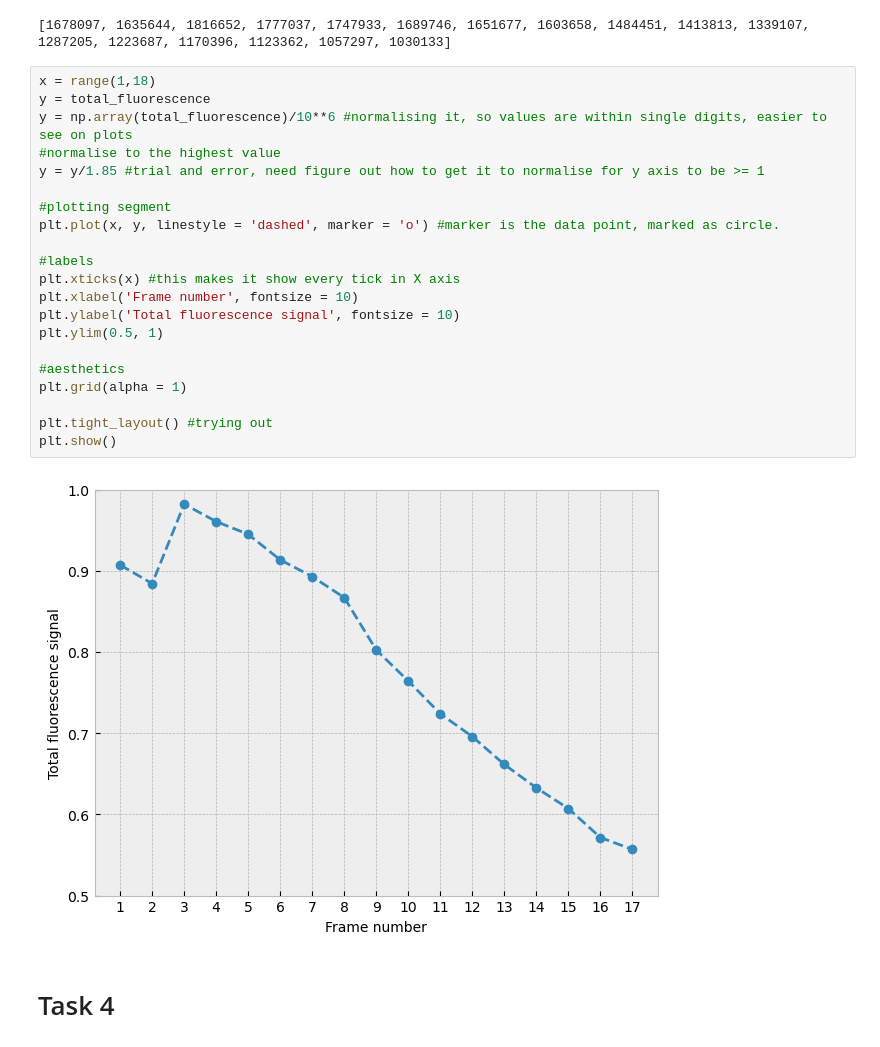
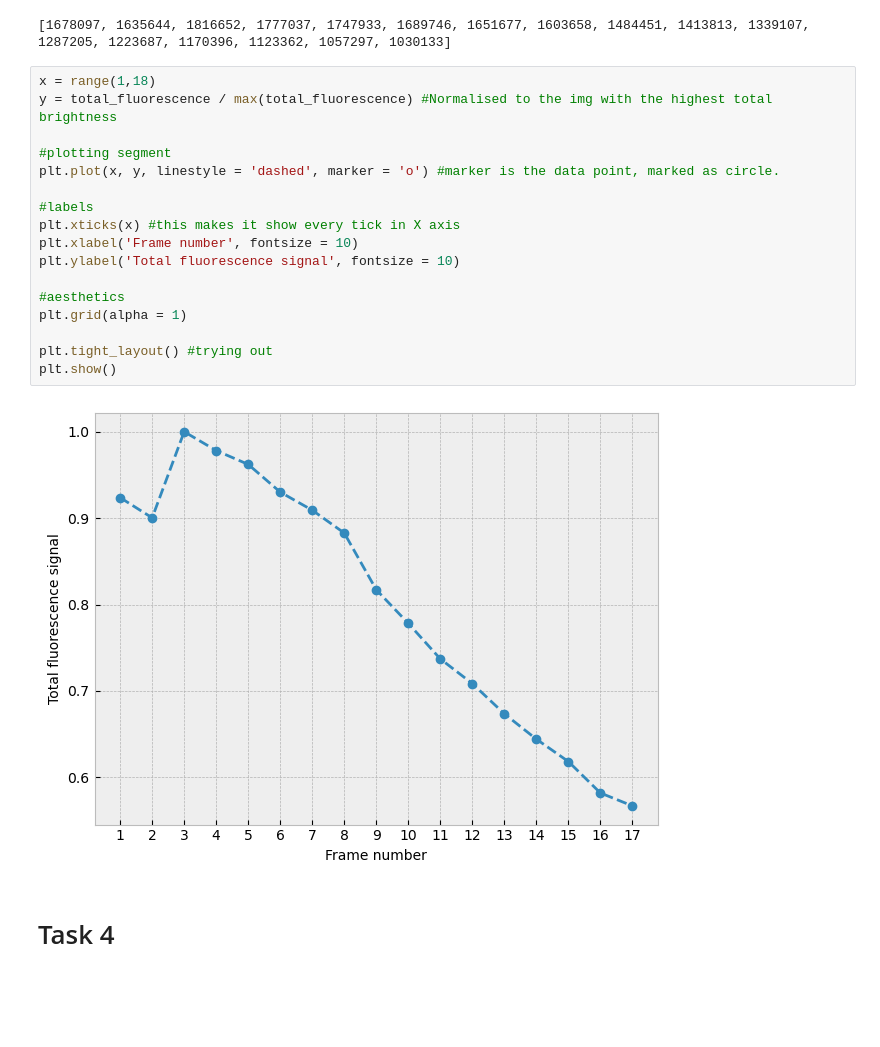
Before and after one commit to SPS-SP2273/learning-portfolio-2024-aug-immunoglobulinaustin, a Jupyter notebook: application_challenge/a_picture_worth_thousands_of_data_points/a_picture_worth_thousands_of_data_points.ipynb, the cells around one changed output. Cells and saved outputs as stored; diff of their text form; blank space fills up the shorter version.

```diff
--- a/application_challenge/a_picture_worth_thousands_of_data_points/a_picture_worth_thousands_of_data_points.ipynb
+++ b/application_challenge/a_picture_worth_thousands_of_data_points/a_picture_worth_thousands_of_data_points.ipynb
@@ -68,27 +68,23 @@ print(total_fluorescence) #sanitary check to see if my function and array works
 [1678097, 1635644, 1816652, 1777037, 1747933, 1689746, 1651677, 1603658, 1484451, 1413813, 1339107, 1287205, 1223687, 1170396, 1123362, 1057297, 1030133]
 # %%
 x = range(1,18)
-y = total_fluorescence
-y = np.array(total_fluorescence)/10**6 #normalising it, so values are within single digits, easier to see on plots
-#normalise to the highest value
-y = y/1.85 #trial and error, need figure out how to get it to normalise for y axis to be >= 1
+y = total_fluorescence / max(total_fluorescence) #Normalised to the img with the highest total brightness
 
 #plotting segment
 plt.plot(x, y, linestyle = 'dashed', marker = 'o') #marker is the data point, marked as circle.
 
 #labels
 plt.xticks(x) #this makes it show every tick in X axis
 plt.xlabel('Frame number', fontsize = 10)
 plt.ylabel('Total fluorescence signal', fontsize = 10)
-plt.ylim(0.5, 1)
 
 #aesthetics
 plt.grid(alpha = 1)
 
 plt.tight_layout() #trying out
 plt.show()
 # %% [output]
-[figure, old version]
+[figure, new version]
 # %% [markdown]
 # Task 4
 # %%
```
Also changed, not shown: parts of 1 cell of this notebook.
